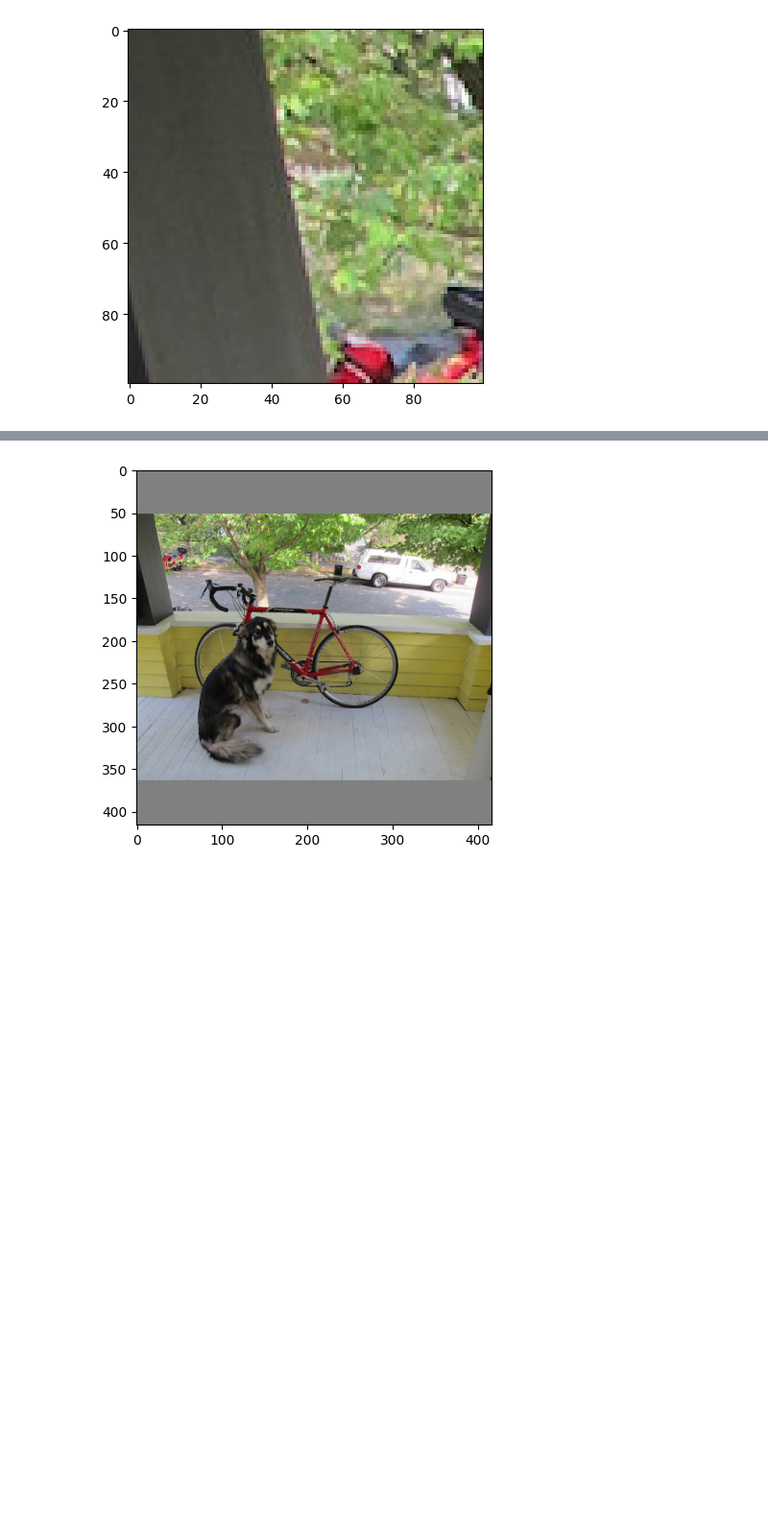
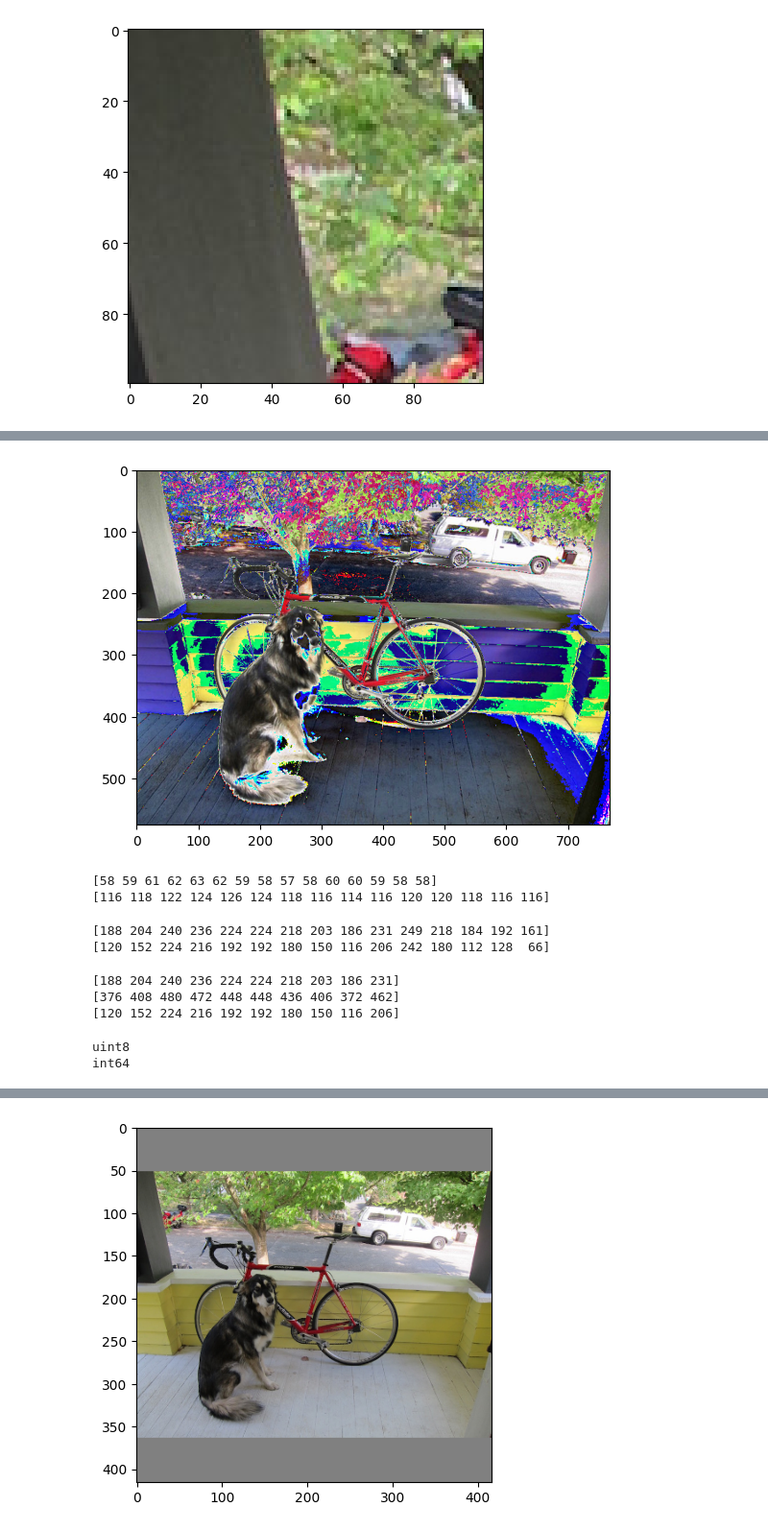
Before and after one commit to sei-cfrank/CVIntro, a Jupyter notebook: exercises/Exercise4.ipynb, the cells around one changed output, grey strips where cells are left out. Shown at 96% size. Cells and saved outputs as stored; diff of their text form; code cells hidden in the pictures; blank space fills up the shorter version.

```diff
--- a/exercises/Exercise4.ipynb
+++ b/exercises/Exercise4.ipynb
@@ -133,0 +168,34 @@ plt.show()
+# %%
+# What if we multiply?
+doubled = (arr2.copy() * 2).astype(int)
+
+plt.imshow(doubled)
+plt.show()
+# %% [output]
+[figure, added]
+# %%
+# huh? Some are brighter but some are dimmer
+# inspect the 200-215th elements of the first row of each image's Green channel
+print(arr2[0,:15,1])
+print(doubled[0,:15,1])
+# %% [output]
+[58 59 61 62 63 62 59 58 57 58 60 60 59 58 58]
+[116 118 122 124 126 124 118 116 114 116 120 120 118 116 116]
+# %%
+# inspect the 200-215th elements of the first row of each image's Green channel
+print(arr2[0,200:215,1])
+print(doubled[0,200:215,1])
+# %% [output]
+[188 204 240 236 224 224 218 203 186 231 249 218 184 192 161]
+[120 152 224 216 192 192 180 150 116 206 242 180 112 128  66]
+# %%
+original = np.array([188, 204, 240, 236, 224, 224, 218, 203, 186, 231])
+doubled_for_real = original * 2
+double_modulo = (original * 2) % 256
+print(original)
+print(doubled_for_real)
+print(double_modulo)
+# %% [output]
+[188 204 240 236 224 224 218 203 186 231]
+[376 408 480 472 448 448 436 406 372 462]
+[120 152 224 216 192 192 180 150 116 206]
@@ -133,0 +205,6 @@ plt.show()
+# %%
+print(arr2.dtype)
+print(original.dtype)
+# %% [output]
+uint8
+int64
```
Also changed, not shown: parts of 14 cells of this notebook.
